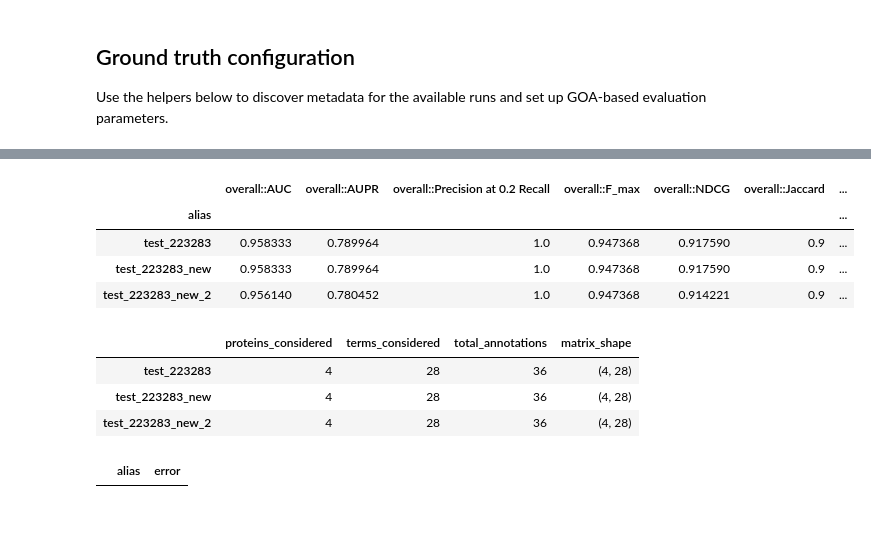
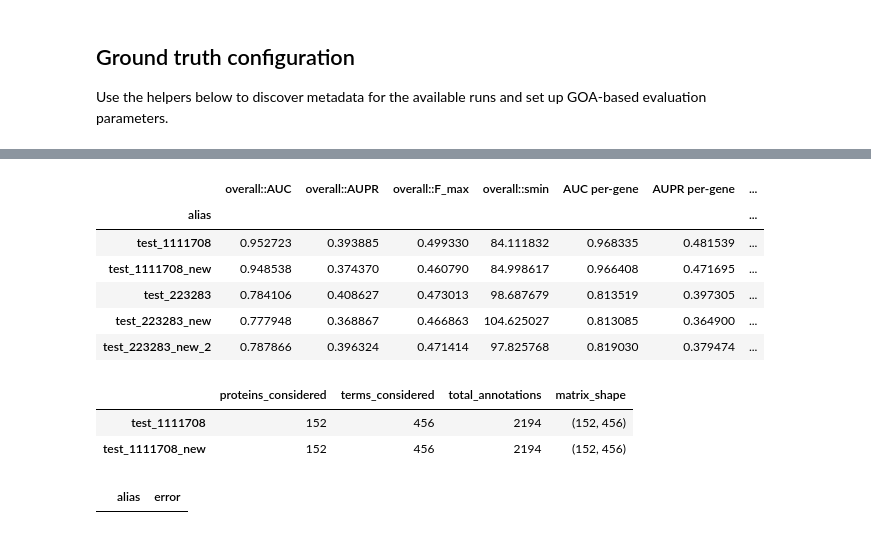
Before and after one commit to paccanarolab/S2F, a Jupyter notebook: performance_analysis.ipynb, the cells around one changed output, grey strips where cells are left out. Saved outputs shown, nothing was run; the diff lists cells and outputs as text; code cells hidden in the pictures.

```diff
--- a/performance_analysis.ipynb
+++ b/performance_analysis.ipynb
@@ -72,6 +73,9 @@ pd.DataFrame({'alias': AVAILABLE_RUNS})
 Edit `RUNS_TO_COMPARE` to focus on the runs you are interested in. By default the cell keeps only aliases that actually exist in `AVAILABLE_RUNS`.
 # %%
 RUNS_TO_COMPARE = [
+    'test_1111708',
+    'test_1111708_new',
+    # 'test_223283_new_2',
     'test_223283',
     'test_223283_new',
     'test_223283_new_2',
@@ -303,7 +308,7 @@ def discover_run_metadata(run_config_paths):
 
 
 # RUN_CONFIG_PATHS = sorted(Path('.').glob('run*.conf'))
-RUN_CONFIG_PATHS = sorted(Path('.').glob('run_2232*.conf'))
+RUN_CONFIG_PATHS = sorted(Path('.').glob('run*.conf'))
 RUN_METADATA = discover_run_metadata(RUN_CONFIG_PATHS)
 
 metadata_table = pd.DataFrame(
@@ -555,42 +600,28 @@ def flatten_metrics(nested_metrics):
 # %%
-EVALUATION_RESULTS = {}
-EVALUATION_CONTEXT = {}
-EVALUATION_SUMMARY = []
-EVALUATION_ERRORS = []
-
-for alias in RUNS_TO_COMPARE:
-    cfg = GROUND_TRUTH_CONFIG.get(alias)
-    if cfg is None:
-        print(f'Skipping {alias}: no ground truth configuration available.')
-        continue
-    try:
-        metrics, context = evaluate_alias(alias, predictions_df, cfg)
-    except Exception as exc:
-        print(f'⚠️ {alias}: {exc}')
-        EVALUATION_ERRORS.append({'alias': alias, 'error': str(exc)})
-        continue
-    EVALUATION_RESULTS[alias] = metrics
-    EVALUATION_CONTEXT[alias] = context
-    flattened = flatten_metrics(metrics)
-    row = {'alias': alias, **flattened}
-    EVALUATION_SUMMARY.append(row)
-
 metrics_df = pd.DataFrame(EVALUATION_SUMMARY).set_index('alias') if EVALUATION_SUMMARY else pd.DataFrame()
+if not metrics_df.empty:
+    TARGET_METRICS = ('AUC', 'AUPR', 'F_max', 'smin')
+    metrics_df = metrics_df[[
+        col for col in metrics_df.columns
+        if any(metric.lower() in col.lower() for metric in TARGET_METRICS)
+    ]]
+    metrics_df.sort_index(inplace=True)
 metrics_df
 # %% [output]
-|  | overall::AUC | overall::AUPR | overall::Precision at 0.2 Recall | overall::F_max | overall::NDCG | overall::Jaccard | ... |
+|  | overall::AUC | overall::AUPR | overall::F_max | overall::smin | AUC per-gene | AUPR per-gene | ... |
 | alias |  |  |  |  |  |  | ... |
-| test_223283 | 0.958333 | 0.789964 | 1.0 | 0.947368 | 0.917590 | 0.9 | ... |
-| test_223283_new | 0.958333 | 0.789964 | 1.0 | 0.947368 | 0.917590 | 0.9 | ... |
-| test_223283_new_2 | 0.956140 | 0.780452 | 1.0 | 0.947368 | 0.914221 | 0.9 | ... |
+| test_1111708 | 0.952723 | 0.393885 | 0.499330 | 84.111832 | 0.968335 | 0.481539 | ... |
+| test_1111708_new | 0.948538 | 0.374370 | 0.460790 | 84.998617 | 0.966408 | 0.471695 | ... |
+| test_223283 | 0.784106 | 0.408627 | 0.473013 | 98.687679 | 0.813519 | 0.397305 | ... |
+| test_223283_new | 0.777948 | 0.368867 | 0.466863 | 104.625027 | 0.813085 | 0.364900 | ... |
+| test_223283_new_2 | 0.787866 | 0.396324 | 0.471414 | 97.825768 | 0.819030 | 0.379474 | ... |
 # %%
 context_df = pd.DataFrame.from_dict(EVALUATION_CONTEXT, orient='index') if EVALUATION_CONTEXT else pd.DataFrame()
 context_df
 # %% [output]
 |  | proteins_considered | terms_considered | total_annotations | matrix_shape |
-| test_223283 | 4 | 28 | 36 | (4, 28) |
-| test_223283_new | 4 | 28 | 36 | (4, 28) |
-| test_223283_new_2 | 4 | 28 | 36 | (4, 28) |
+| test_1111708 | 152 | 456 | 2194 | (152, 456) |
+| test_1111708_new | 152 | 456 | 2194 | (152, 456) |
 # %%
 pd.DataFrame(EVALUATION_ERRORS) if EVALUATION_ERRORS else pd.DataFrame(columns=['alias', 'error'])
 # %% [output]
```
Also changed, not shown: parts of 9 cells of this notebook.
